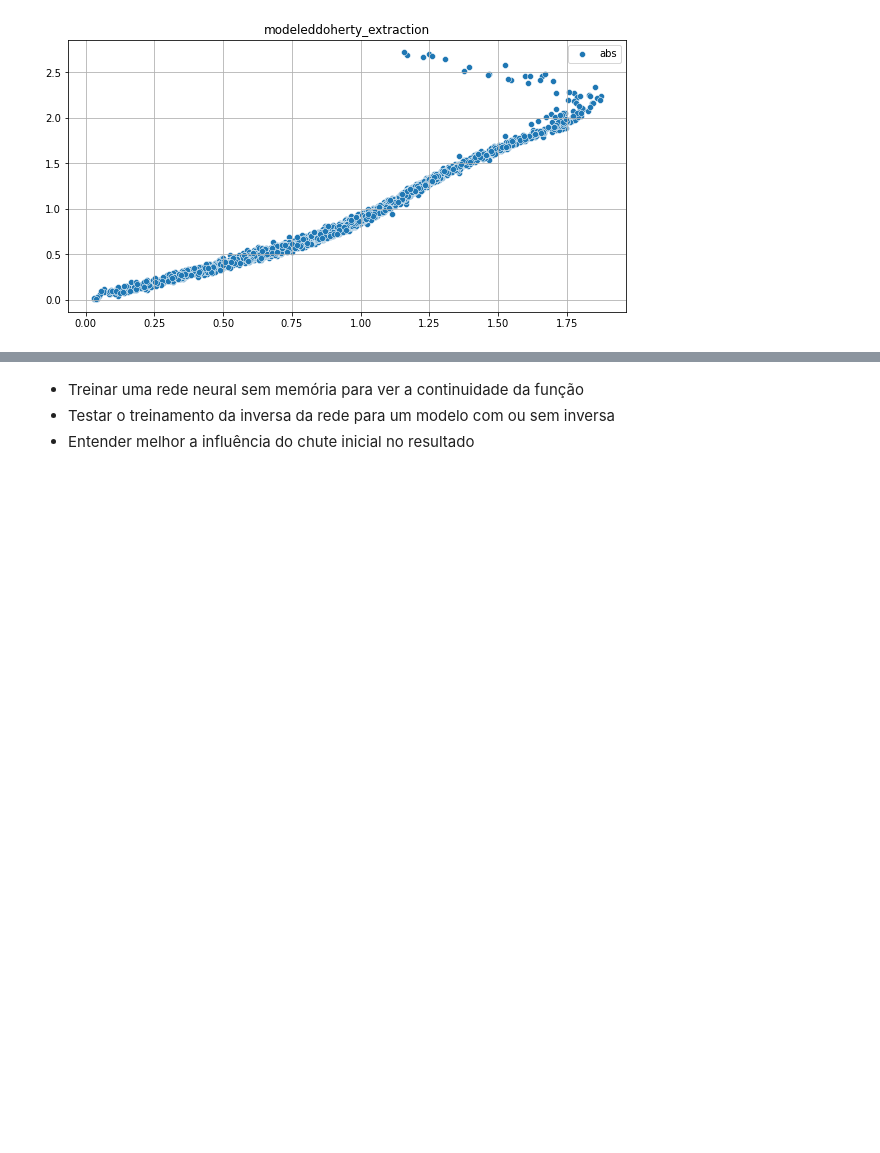
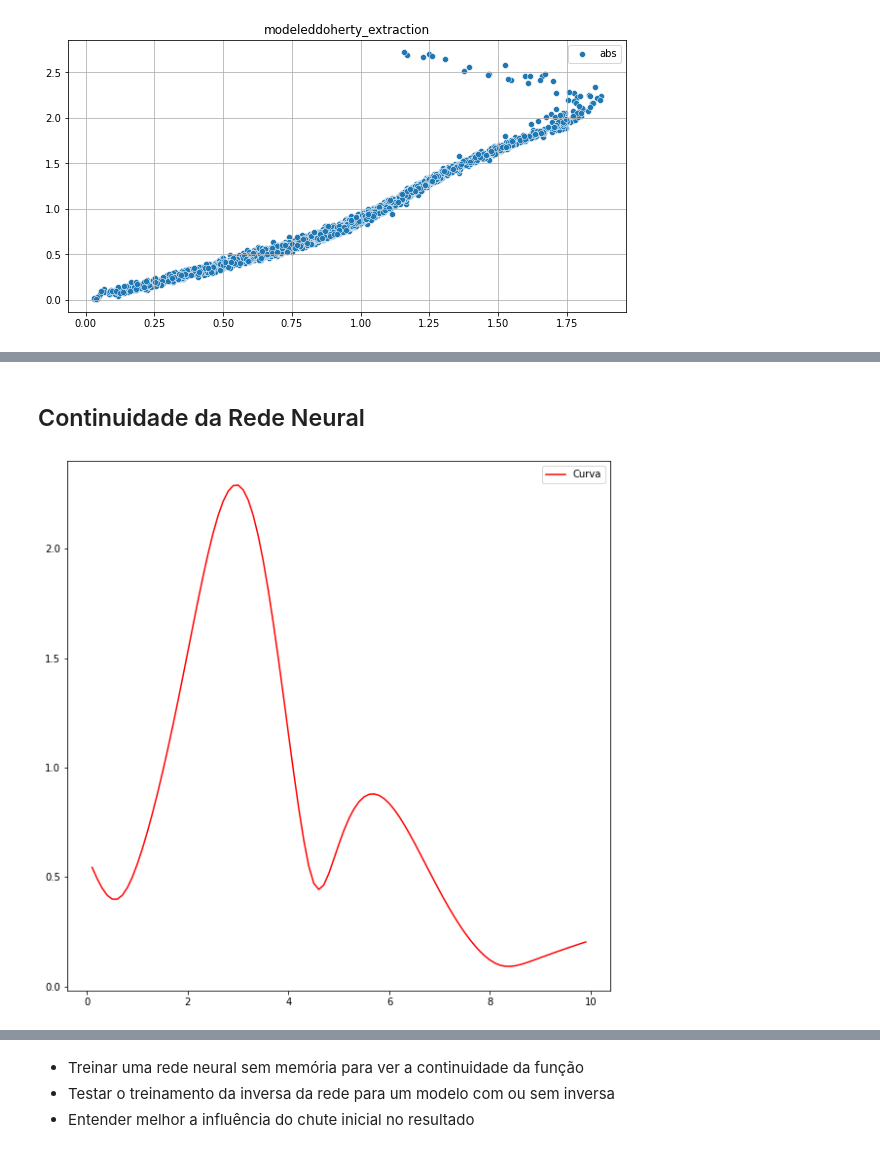
Before and after one commit to CaioMizerkowski/TCC, a Jupyter notebook: nb/parteB.ipynb, the cells around one changed output, grey strips where cells are left out. Saved outputs shown, nothing was run; the diff lists cells and outputs as text; code cells hidden in the pictures; blank space fills up the shorter version.

```diff
--- a/nb/parteB.ipynb
+++ b/nb/parteB.ipynb
@@ -446,0 +388,33 @@ x03: [1.2246468e-16+2.j] -> [-1.48875706-1.44817477j] -> [2.07692266] -> -138.62
+# %% [markdown]
+## Continuidade da Rede Neural
+# %%
+model = [0,0]
+M = 3
+HL = 7
+model[0] = gen_model(M, HL, 'parte_real', activation='tanh')
+model[1] = gen_model(M, HL, 'parte_imag', activation='tanh')
+
+model[0].load_weights('./weights/modeledcadence_extraction_real2');
+model[1].load_weights('./weights/modeledcadence_extraction_imag2');
+# %%
+# Teste de curva
+r_model = partial(run_model, model=model, M=M)
+n = 2036
+x_old = x[n-M-1:n] # Valores de x antigos
+ylist = []
+xlist = []
+for n in range(1,100,1):
+    n = n/10
+    x0 = n*np.exp(1j*np.pi/4).reshape(-1,)
+    y0 = r_model(x=np.concatenate([x_old, x0])) # Extração do y0
+    xlist.append(x0)
+    ylist.append(y0)
+# %%
+plt.figure(figsize=(10,10))
+xlist = np.array(xlist).reshape(-1,)
+ylist = np.array(ylist).reshape(-1,)
+sns.lineplot(x=np.abs(xlist), y=np.abs(ylist), color='red', label='Curva')
+plt.show()
+plt.close()
+# %% [output]
+[figure, added]
```
Also changed, not shown: parts of 34 cells of this notebook, 6 other files.
